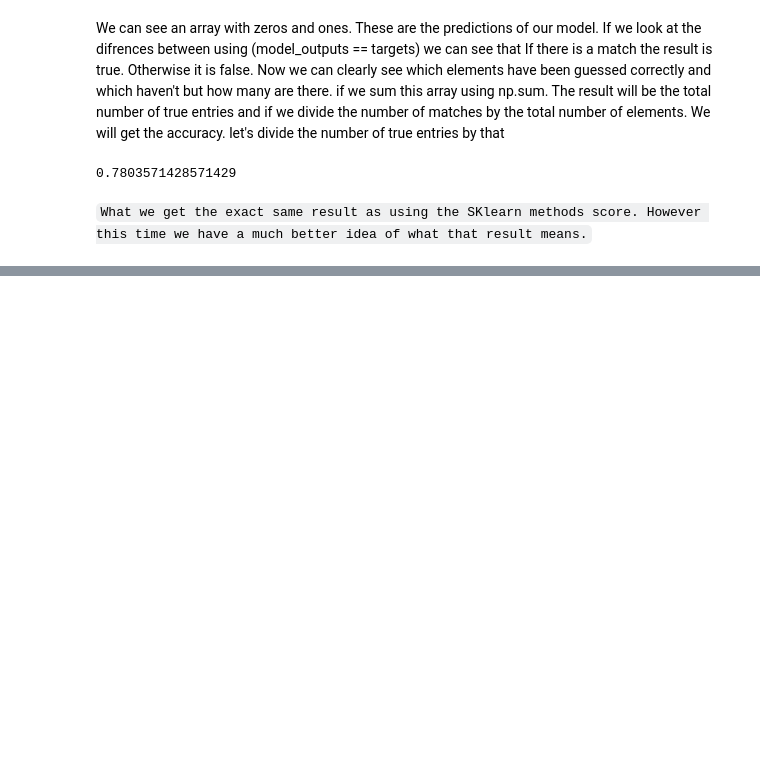
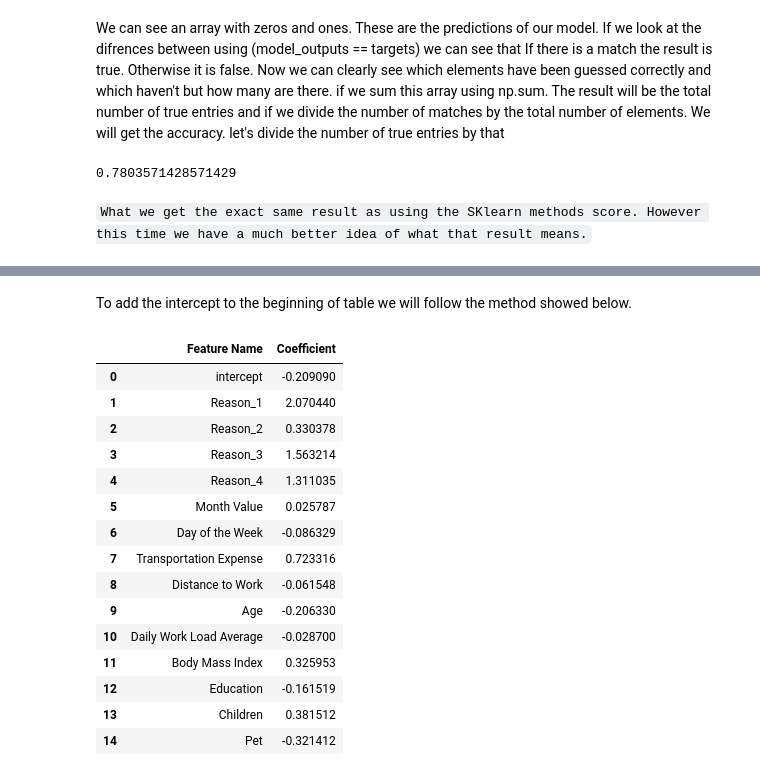
Before and after one commit to aysbt/DataScienceCourse, a Jupyter notebook: ABSENTEEISM_Logistic_Regression_Exercise.ipynb, the cells around one changed output, grey strips where cells are left out. Cells and saved outputs as stored; diff of their text form; code cells hidden in the pictures; blank space fills up the shorter version.

```diff
--- a/ABSENTEEISM_Logistic_Regression_Exercise.ipynb
+++ b/ABSENTEEISM_Logistic_Regression_Exercise.ipynb
@@ -242,0 +291,2 @@ np.sum(model_outputs == y_train)/ model_outputs.shape[0]
+# %% [markdown]
+To add the intercept to the beginning of table we will follow the method showed below.
@@ -242,0 +297,19 @@ np.sum(model_outputs == y_train)/ model_outputs.shape[0]
+# %%
+Summary_of_Table
+# %% [output]
+|  | Feature Name | Coefficient |
+| 0 | intercept | -0.209090 |
+| 1 | Reason_1 | 2.070440 |
+| 2 | Reason_2 | 0.330378 |
+| 3 | Reason_3 | 1.563214 |
+| 4 | Reason_4 | 1.311035 |
+| 5 | Month Value | 0.025787 |
+| 6 | Day of the Week | -0.086329 |
+| 7 | Transportation Expense | 0.723316 |
+| 8 | Distance to Work | -0.061548 |
+| 9 | Age | -0.206330 |
+| 10 | Daily Work Load Average | -0.028700 |
+| 11 | Body Mass Index | 0.325953 |
+| 12 | Education | -0.161519 |
+| 13 | Children | 0.381512 |
+| 14 | Pet | -0.321412 |
```
Also changed, not shown: parts of 15 cells of this notebook.
